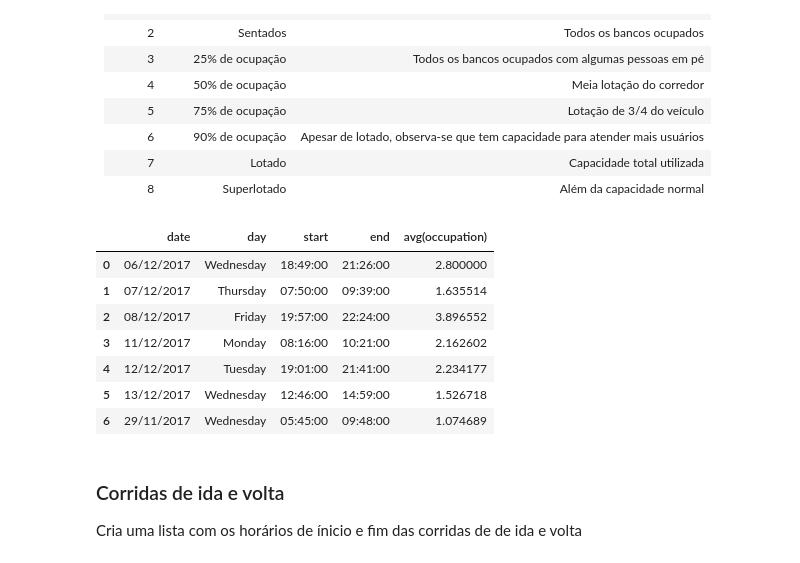
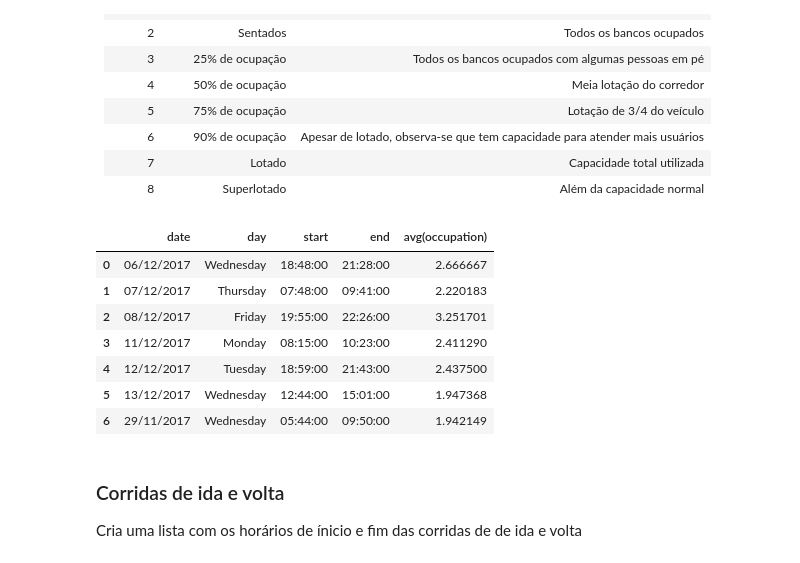
Before and after one commit to hilios/wifi-apc-analysis, a Jupyter notebook: analysis-v2.ipynb, the cells around one changed output. Cells and saved outputs as stored; diff of their text form; code cells hidden in the pictures.

```diff
--- a/analysis-v2.ipynb
+++ b/analysis-v2.ipynb
@@ -122,7 +157,7 @@ phones_ds.groupBy("date").count().orderBy("date").toPandas()
 # %%
 mins = lambda i: i * (60*60)
 
-IS_PASSENGER_THRESHOLD = 5
+IS_PASSENGER_THRESHOLD = 15
 
 repeated_sightings = (
     Window.partitionBy("mac")
@@ -137,7 +172,7 @@ sightings = (
     .filter(col("fst_sight") == col("timestamp"))
     .drop("fst_sight")
     # 2) Group sightings in a sliding windown of 5 minutes each minute
-    .groupBy(window("timestamp", "3 minutes", "1 minute"))
+    .groupBy(window("timestamp", "5 minutes", "1 minute"))
     .agg(collect_list("mac").alias("addresses"))
     .orderBy("window")
     # 3) Filter adresses only sighted few times within the window
@@ -188,47 +223,65 @@ MAX_OCCUPATION = (58 + 118)
 def get_occupation(sightings):
     if sightings < 58:
         return 1
-    elif sightings >= 58 and sightings <= 86:
+    elif sightings >= 58 and sightings < 86:
         return 2
     elif sightings >= 86 and sightings < 116:
         return 3
     elif sightings >= 117 and sightings < 146:
         return 4
     elif sightings >= 146 and sightings < 164:
         return 5
     elif sightings >= 164 and sightings < MAX_OCCUPATION:
         return 6
     elif sightings >= MAX_OCCUPATION and sightings < MAX_OCCUPATION * 1.1:
         return 7
     else:
         return 8
 
-occupation = udf(lambda x: get_occupation(x), IntegerType())
+def get_occupation_percentage(sightings):
+    if sightings < MAX_OCCUPATION * 0.10:
+        return 1
+    elif sightings >= MAX_OCCUPATION * 0.10 and sightings < MAX_OCCUPATION * 0.25:
+        return 2
+    elif sightings >= MAX_OCCUPATION * 0.25 and sightings < MAX_OCCUPATION * 0.50:
+        return 3
+    elif sightings >= MAX_OCCUPATION * 0.50 and sightings < MAX_OCCUPATION * 0.75:
+        return 4
+    elif sightings >= MAX_OCCUPATION * 0.75 and sightings < MAX_OCCUPATION * 0.90:
+        return 5
+    elif sightings >= MAX_OCCUPATION * 0.90 and sightings < MAX_OCCUPATION:
+        return 6
+    elif sightings >= MAX_OCCUPATION and sightings < MAX_OCCUPATION * 1.1:
+        return 7
+    else:
+        return 8
+
+occupation = udf(lambda x: get_occupation_percentage(x), IntegerType())
 
 occupation = sightings.withColumn("occupation", occupation("count")).cache()
 
 (
     occupation
     .withColumn("day", date_format("window.start", "EEEE"))
     .withColumn("date", date_format("window.start", "dd/MM/yyyy"))
     .groupBy("date")
     .agg(
         first("day").alias("day"),
         date_format(first("window.start"), "HH:mm:ss").alias("start"),
         date_format(last("window.end"), "HH:mm:ss").alias("end"),
         avg("occupation")
     )
     .orderBy("date")
 ).toPandas()
 # %% [output]
 |  | date | day | start | end | avg(occupation) |
-| 0 | 06/12/2017 | Wednesday | 18:49:00 | 21:26:00 | 2.800000 |
-| 1 | 07/12/2017 | Thursday | 07:50:00 | 09:39:00 | 1.635514 |
-| 2 | 08/12/2017 | Friday | 19:57:00 | 22:24:00 | 3.896552 |
-| 3 | 11/12/2017 | Monday | 08:16:00 | 10:21:00 | 2.162602 |
-| 4 | 12/12/2017 | Tuesday | 19:01:00 | 21:41:00 | 2.234177 |
-| 5 | 13/12/2017 | Wednesday | 12:46:00 | 14:59:00 | 1.526718 |
-| 6 | 29/11/2017 | Wednesday | 05:45:00 | 09:48:00 | 1.074689 |
+| 0 | 06/12/2017 | Wednesday | 18:48:00 | 21:28:00 | 2.666667 |
+| 1 | 07/12/2017 | Thursday | 07:48:00 | 09:41:00 | 2.220183 |
+| 2 | 08/12/2017 | Friday | 19:55:00 | 22:26:00 | 3.251701 |
+| 3 | 11/12/2017 | Monday | 08:15:00 | 10:23:00 | 2.411290 |
+| 4 | 12/12/2017 | Tuesday | 18:59:00 | 21:43:00 | 2.437500 |
+| 5 | 13/12/2017 | Wednesday | 12:44:00 | 15:01:00 | 1.947368 |
+| 6 | 29/11/2017 | Wednesday | 05:44:00 | 09:50:00 | 1.942149 |
 # %% [markdown]
 ### Corridas de ida e volta
 
```
Also changed, not shown: parts of 8 cells of this notebook, 1 other file.
